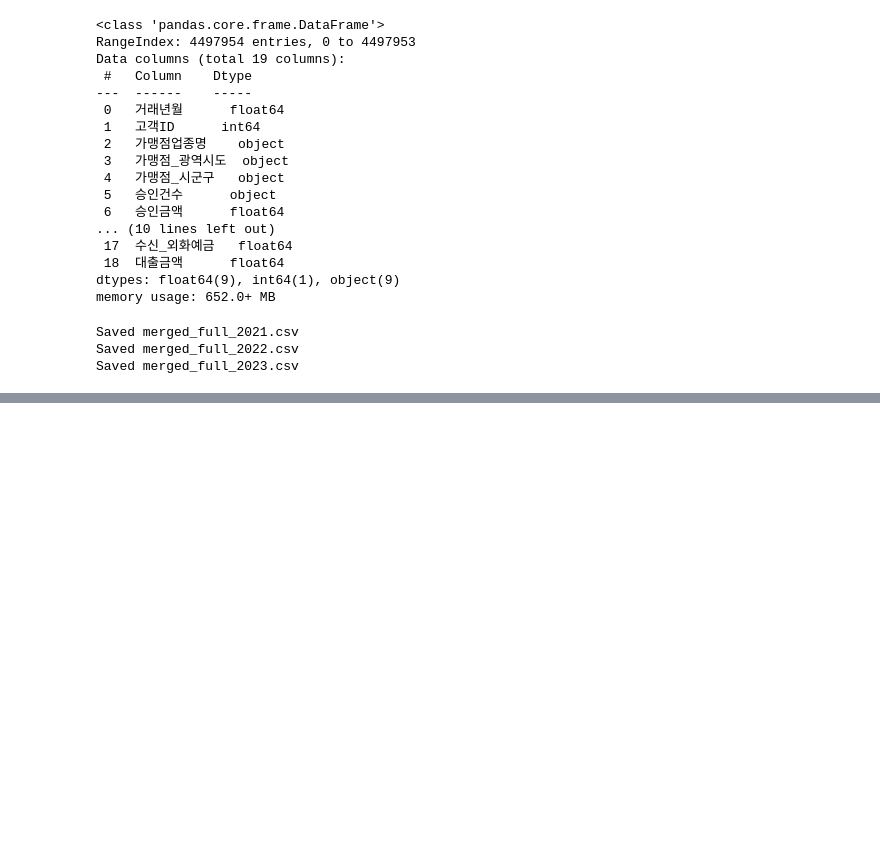
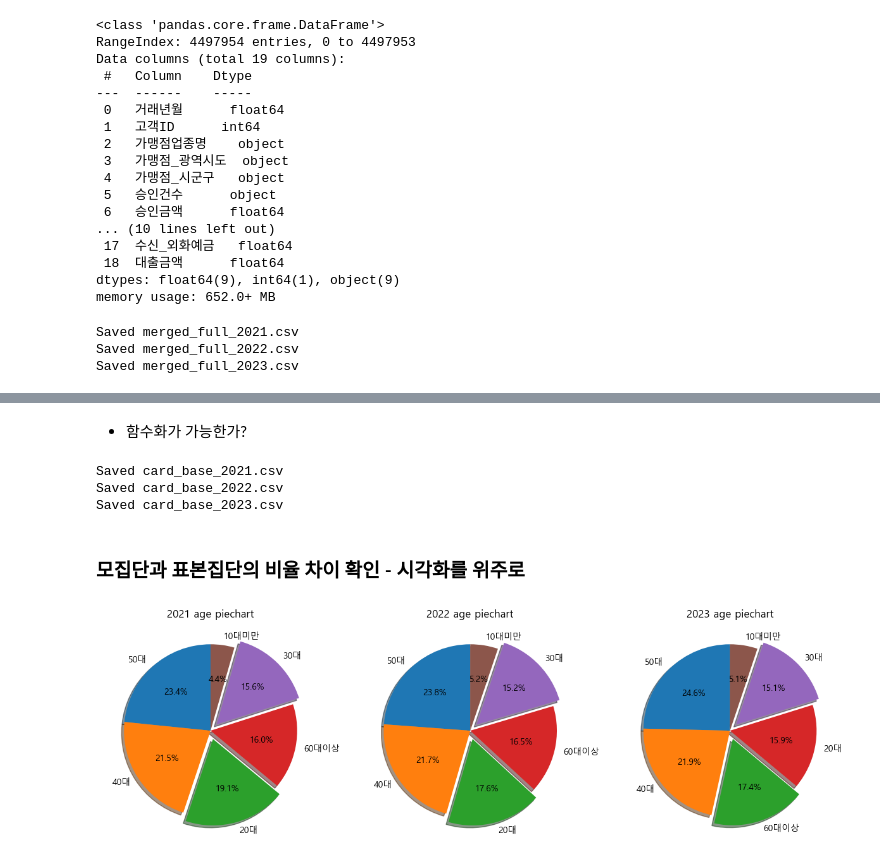
Before and after one commit to shs1018/iM_DiGital_Banker_academy, a Jupyter notebook: projects/iMBank_pj1/big_data_sample.ipynb, the cells around one changed output, grey strips where cells are left out. Cells and saved outputs as stored; diff of their text form; code cells hidden in the pictures; blank space fills up the shorter version.

Commit message:
Refocusing and data preprocessing

```diff
--- a/projects/iMBank_pj1/big_data_sample.ipynb
+++ b/projects/iMBank_pj1/big_data_sample.ipynb
@@ -291,0 +255,55 @@ MemoryError: Unable to allocate 1.81 GiB for an array with shape (243049893,) an
+# %%
+# merge 진행 -> 그룹화된 customer data와 card 데이터 조인
+
+data_21 = card_data_21.merge(age_col_21, on = '고객ID', how = 'left').dropna()
+data_22 = card_data_22.merge(age_col_22, on = '고객ID', how = 'left').dropna()
+data_23 = card_data_23.merge(age_col_23, on = '고객ID', how = 'left').dropna()
+# %% [markdown]
+- 함수화가 가능한가?
+# %%
+# 데이터 리스트화 하기
+
+data_list = [data_21, data_22, data_23]
+# %%
+# 데이터 csv로 내보내기
+
+
+file_names_merged = [
+    "card_base_2021.csv",
+    "card_base_2022.csv",
+    "card_base_2023.csv"
+]
+
+for df, name in zip(data_list, file_names_merged):
+    df.to_csv(f"sampled_data/{name}", index = False)
+    print(f"Saved {name}")
+# %% [output]
+Saved card_base_2021.csv
+Saved card_base_2022.csv
+Saved card_base_2023.csv
+# %% [markdown]
+### 모집단과 표본집단의 비율 차이 확인 - 시각화를 위주로
+# %%
+def make_pie_chart(df_list):
+
+    fig, ax = plt.subplots(1,len(df_list),figsize = (15,5))
+
+    explode = (0,0,0.1,0,0.1,0)
+
+    for i, df in enumerate(df_list):
+        age_counts = df['연령대'].value_counts()
+        labels = age_counts.index.tolist()
+        sizes = age_counts.values
+
+        ax[i].pie(sizes,
+           labels = labels,
+           explode=explode,
+           autopct = '%1.1f%%',
+           shadow = True, startangle= 90)
+        ax[i].set_title(f"{2021 + i} age piechart")
+
+    plt.show()
+# %%
+make_pie_chart(data_list)
+# %% [output]
+[figure, added]
```
Also changed, not shown: parts of 13 cells of this notebook, 2 other files.
